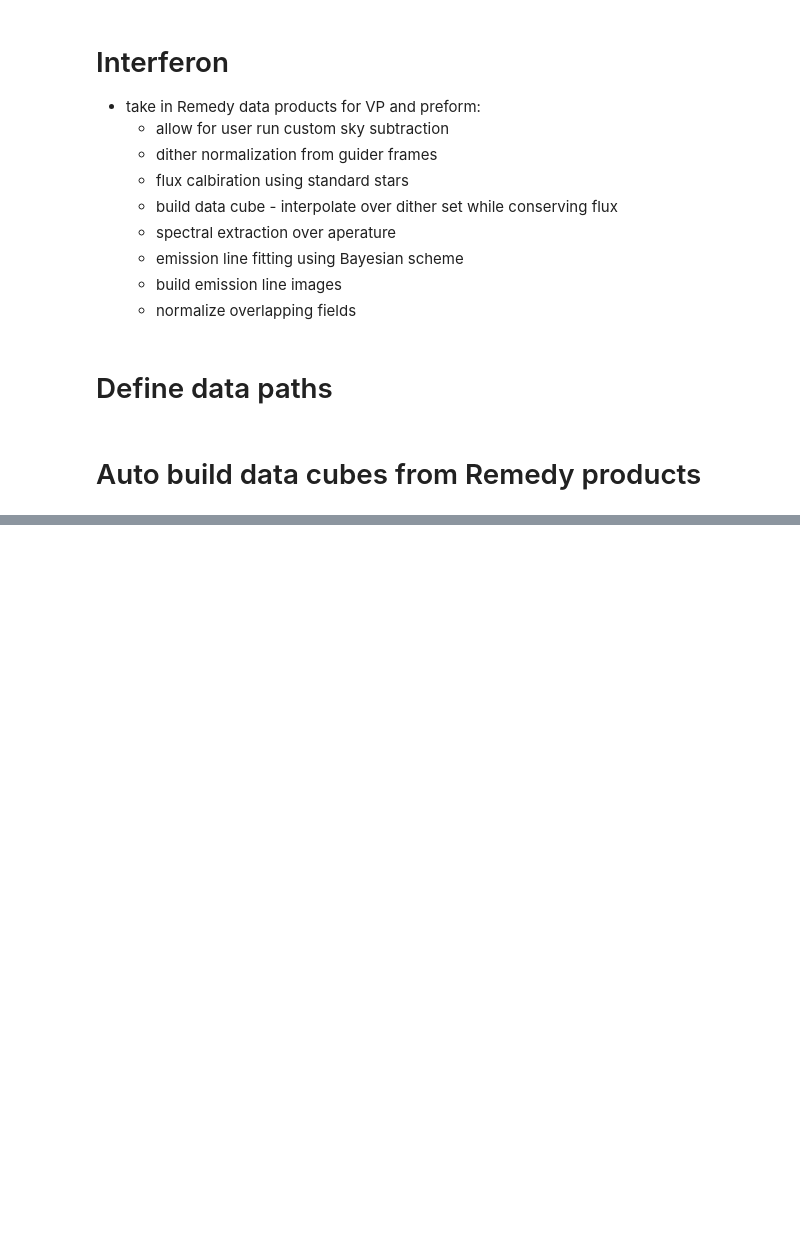
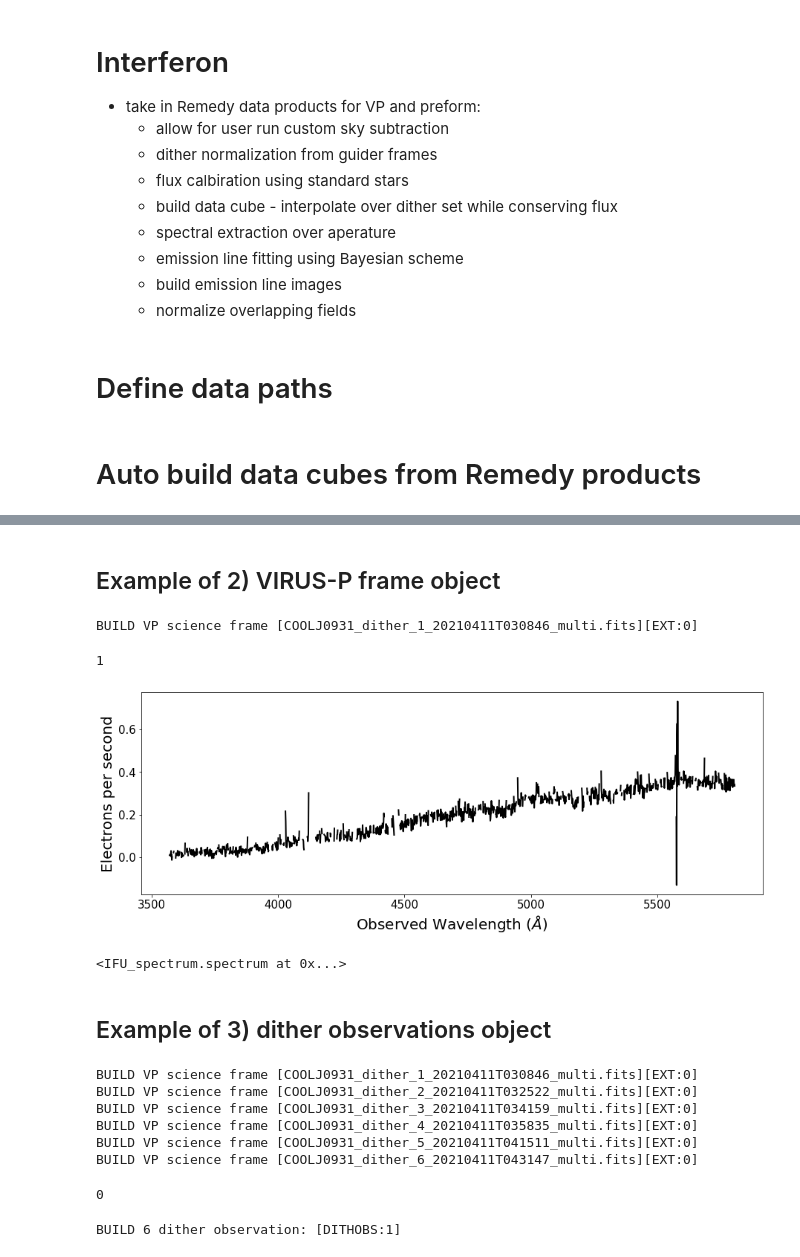
Before and after one commit to BrianaLane/Interferon, a Jupyter notebook: notebook_demos/2_VP_Redux_w_Interferon.ipynb, the cells around one changed output, grey strips where cells are left out. Drawn from its saved outputs; the diff is of its cells as text; code cells hidden in the pictures; blank space fills up the shorter version.

Commit message:
update examples

```diff
--- a/notebook_demos/2_VP_Redux_w_Interferon.ipynb
+++ b/notebook_demos/2_VP_Redux_w_Interferon.ipynb
@@ -40,0 +64,3 @@ ValueError: need at least one array to concatenate
+# %%
+ex_source_df = guid.find_guide_stars(500)
+ex_source_df
@@ -40,0 +79,3 @@ ValueError: need at least one array to concatenate
+# %%
+ex_source_df2 = guid.measure_guide_star_params(500, ex_source_df)
+ex_source_df2
@@ -40,0 +94,2 @@ ValueError: need at least one array to concatenate
+# %% [markdown]
+## Example of 2) VIRUS-P frame object
@@ -40,0 +98,17 @@ ValueError: need at least one array to concatenate
+# %%
+file_ex = '/Volumes/B_SS/VIRUS_P/VP_reduction/20210411/redux/COOLJ0931_dither_1_20210411T030846_multi.fits'
+
+fits_ex = vpf.VP_fits_frame(file_ex, 0, cen_file=cen_file, guide_obs=guid)
+# %% [output]
+BUILD VP science frame [COOLJ0931_dither_1_20210411T030846_multi.fits][EXT:0]
+# %%
+fits_ex.dith_num
+# %% [output]
+1
+# %%
+fits_ex.build_frame_sum_spec(plot=True)
+# %% [output]
+[figure, added]
+<IFU_spectrum.spectrum at 0x...>
+# %% [markdown]
+## Example of 3) dither observations object
@@ -40,0 +117,31 @@ ValueError: need at least one array to concatenate
+# %%
+file_list = glob.glob(data_path+'/COOLJ0931*_multi.fits')
+
+fits_1 = vpf.VP_fits_frame(file_list[0], 0, cen_file=cen_file, guide_obs=guid)
+fits_2 = vpf.VP_fits_frame(file_list[1], 0, cen_file=cen_file, guide_obs=guid)
+fits_3 = vpf.VP_fits_frame(file_list[2], 0, cen_file=cen_file, guide_obs=guid)
+fits_4 = vpf.VP_fits_frame(file_list[3], 0, cen_file=cen_file, guide_obs=guid)
+fits_5 = vpf.VP_fits_frame(file_list[4], 0, cen_file=cen_file, guide_obs=guid)
+fits_6 = vpf.VP_fits_frame(file_list[5], 0, cen_file=cen_file, guide_obs=guid)
+
+file_obj_lis = [fits_1, fits_2, fits_3, fits_4, fits_5, fits_6]
+
+# file_obj_lis = []
+# for f in file_list:
+#     fits_ex = vpf.VP_fits_frame(f, 0, cen_file=cen_file, guide_obs=guid)
+#     file_obj_lis.append(fits_ex)
+# %% [output]
+BUILD VP science frame [COOLJ0931_dither_1_20210411T030846_multi.fits][EXT:0]
+BUILD VP science frame [COOLJ0931_dither_2_20210411T032522_multi.fits][EXT:0]
+BUILD VP science frame [COOLJ0931_dither_3_20210411T034159_multi.fits][EXT:0]
+BUILD VP science frame [COOLJ0931_dither_4_20210411T035835_multi.fits][EXT:0]
+BUILD VP science frame [COOLJ0931_dither_5_20210411T041511_multi.fits][EXT:0]
+BUILD VP science frame [COOLJ0931_dither_6_20210411T043147_multi.fits][EXT:0]
+# %%
+fits_1.fits_ext
+# %% [output]
+0
+# %%
+dith = do.dither_observation(file_obj_lis, dither_group_id=1, dith_file=dith_file)
+# %% [output]
+BUILD 6 dither observation: [DITHOBS:1]
```
Also changed, not shown: parts of 27 cells of this notebook, 1 other file.
